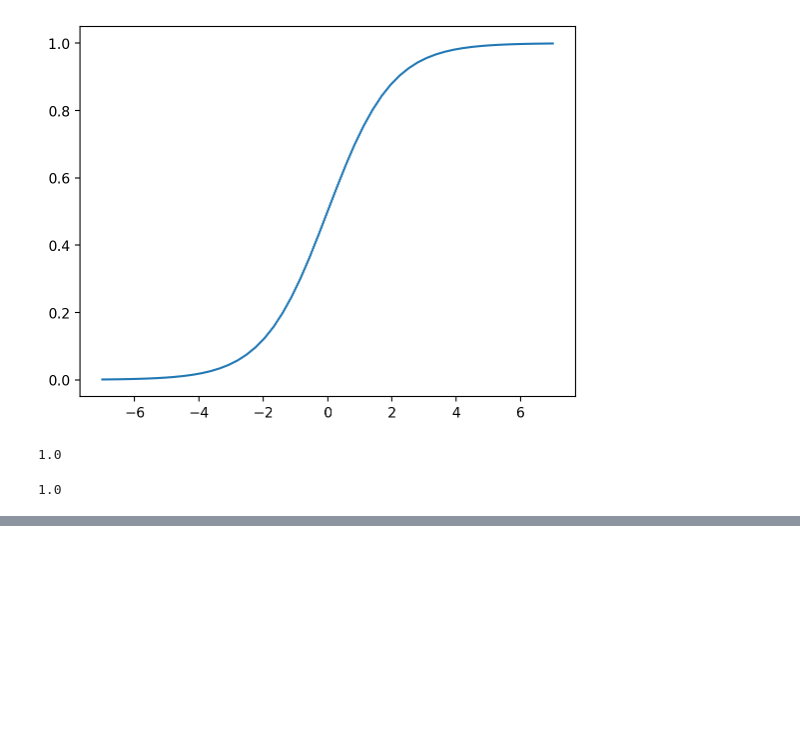
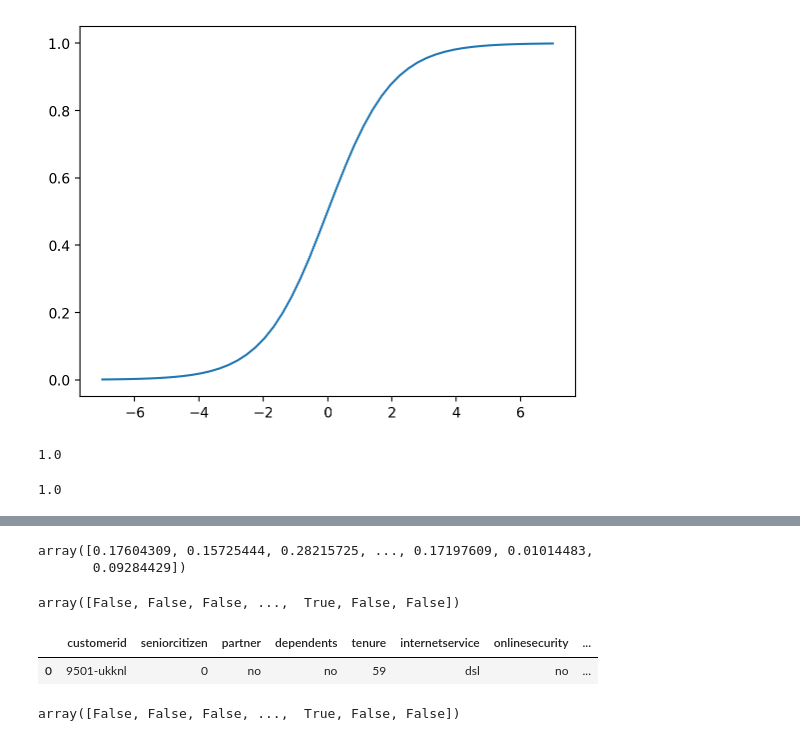
Before and after one commit to nadia-paz/ML-Zoomcamp, a Jupyter notebook: week3/04_logistic_regression.ipynb, the cells around one changed output, grey strips where cells are left out. Saved outputs shown, nothing was run; the diff lists cells and outputs as text; code cells hidden in the pictures; blank space fills up the shorter version.

Commit message:
add model interpretation

```diff
--- a/week3/04_logistic_regression.ipynb
+++ b/week3/04_logistic_regression.ipynb
@@ -87,0 +139,5 @@ def logistic_regression(xi):
+# %%
+model_dv.predict_proba(X_train_dv)[:, 1]
+# %% [output]
+array([0.17604309, 0.15725444, 0.28215725, ..., 0.17197609, 0.01014483,
+       0.09284429])
@@ -87,0 +146,17 @@ def logistic_regression(xi):
+# %%
+churn_prob_val = y_pred >= 0.5
+churn_prob_val
+# %% [output]
+array([False, False, False, ...,  True, False, False])
+# %%
+# reassign vars after I returned a customer_id
+_, val, test, _, _, _ = h.split_telco_data(explore=False)
+# %%
+val.head(1)
+# %% [output]
+|  | customerid | seniorcitizen | partner | dependents | tenure | internetservice | onlinesecurity | ... |
+| 0 | 9501-ukknl | 0 | no | no | 59 | dsl | no | ... |
+# %%
+churn_prob_val
+# %% [output]
+array([False, False, False, ...,  True, False, False])
```
Also changed, not shown: parts of 28 cells of this notebook.
